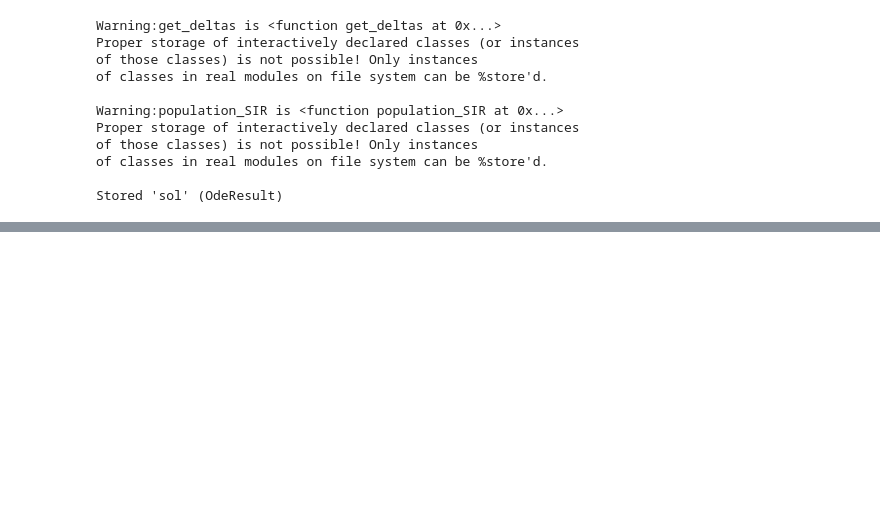
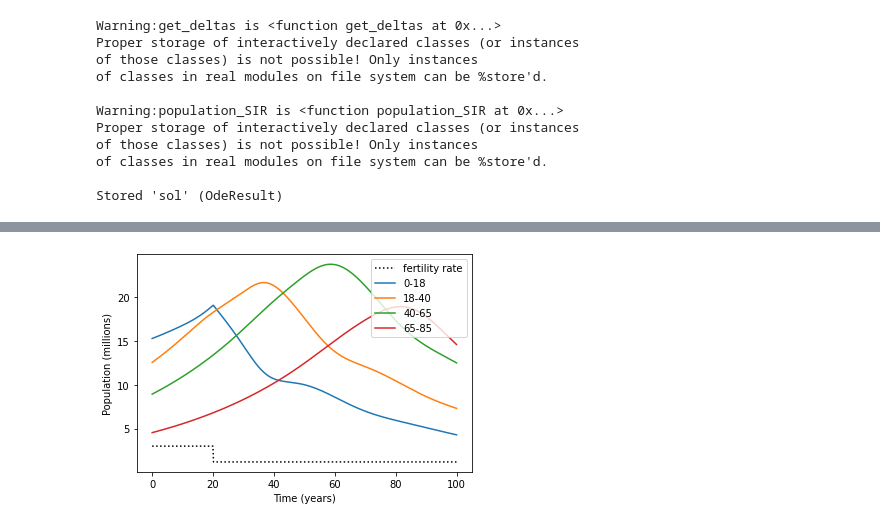
Before and after one commit to addmelo/volume4-project, a Jupyter notebook: Volume4Project.ipynb, the cells around one changed output, grey strips where cells are left out. Saved outputs shown, nothing was run; the diff lists cells and outputs as text; code cells hidden in the pictures; blank space fills up the shorter version.

```diff
--- a/Volume4Project.ipynb
+++ b/Volume4Project.ipynb
@@ -110,0 +174,36 @@ Stored 'sol' (OdeResult)
+# %%
+def consolidate_age_groups(x,age_brackets = [18,40,65],return_labels = False):
+    age_brackets.sort()
+    M = [0]+age_brackets + [len(x)]
+    ns = np.array([np.sum(x[M[i]:M[i+1]],axis = 0)for i in range(len(M)-1)])
+    if return_labels:
+        labels = [f"{M[i]}-{M[i+1]}" for i in range(len(M)-1)]
+        return ns,labels
+    else:
+        return ns
+# %%
+life_expect = 85
+def fertility_rate(t):
+    #Either a constant, or a function with respect to time
+    return 1.2 + 1.8*(t<=20)
+# Here we initialize the ode function to solve
+ode = population_SIR_granular(fertility_rate=fertility_rate,life_expectancy=life_expect)
+
+ts = np.linspace(0,100,512)
+# Here we set the initial population
+x0 = np.exp(-.02*np.arange(life_expect))
+
+sol =solve_ivp(ode,(0,100),x0,t_eval=ts)
+# Here consolidate the ages into age brackets, to make the data more visible
+# Grouping the age brackets will also make it easier for our model
+values,labels = consolidate_age_groups(sol.y,return_labels=True)
+
+# Here we plot the results
+plt.plot(sol.t,fertility_rate(sol.t),":k",label = "fertility rate")
+plt.plot(sol.t,values.T,label = labels)
+plt.legend()
+plt.xlabel("Time (years)")
+plt.ylabel("Population (millions)")
+plt.show()
+# %% [output]
+[figure, added]
```
Also changed, not shown: parts of 7 cells of this notebook.
